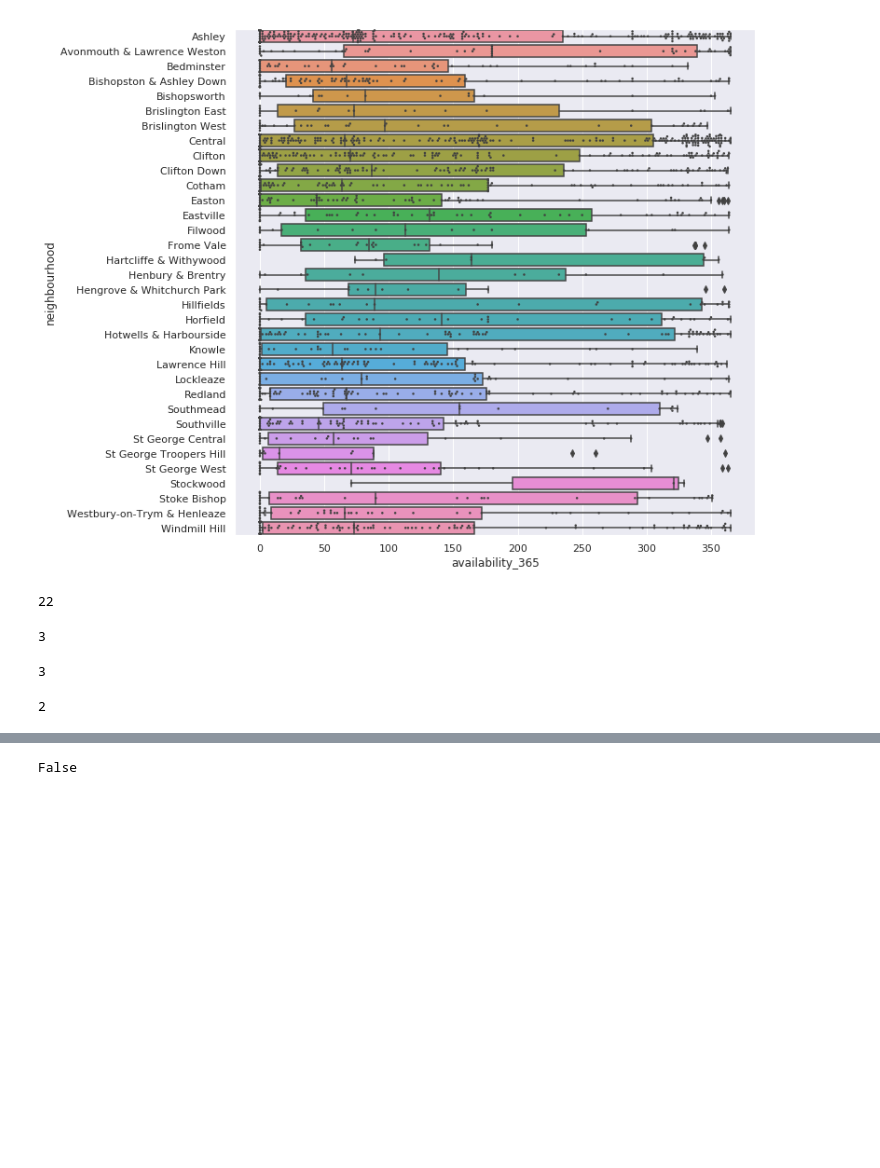
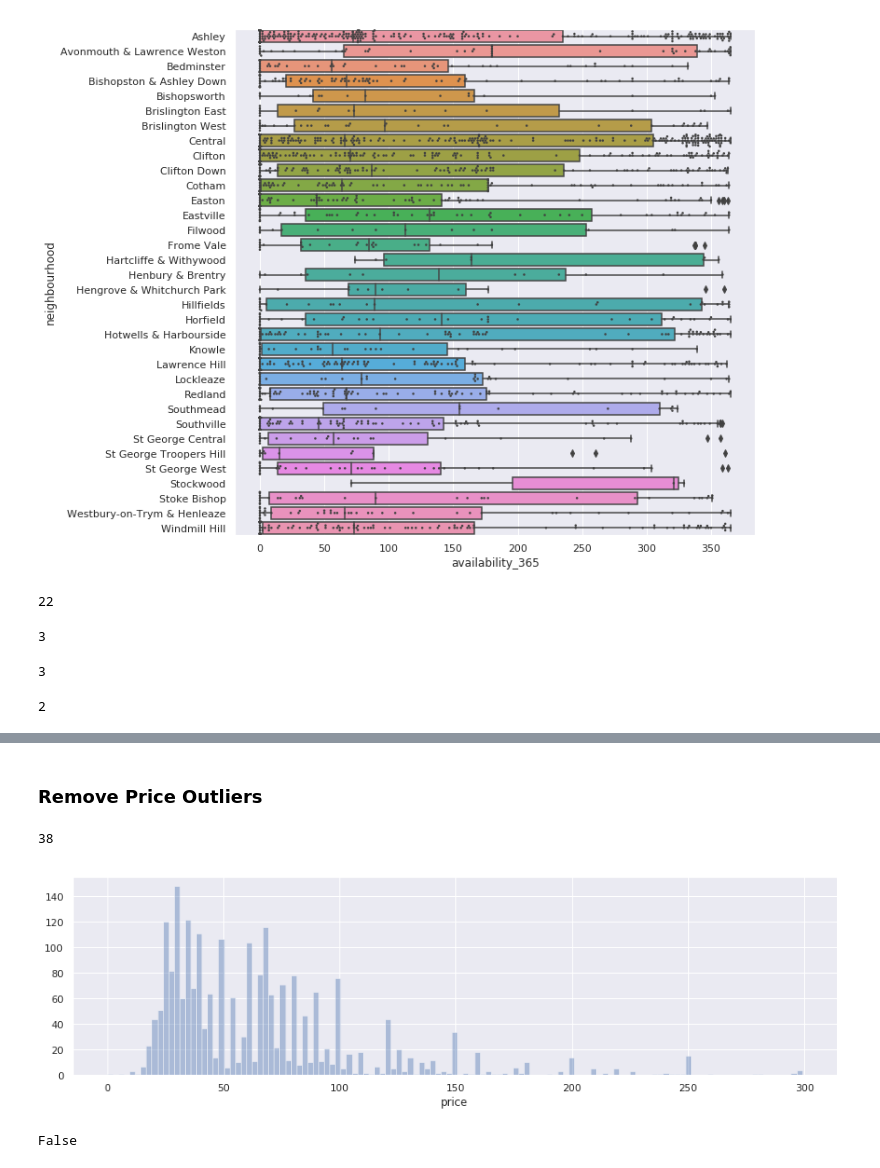
Before and after one commit to dathpo/Airbnb_Property_Type_Prediction_-_Machine_Learning, a Jupyter notebook: main.ipynb, the cells around one changed output, grey strips where cells are left out. Drawn from its saved outputs; the diff is of its cells as text; code cells hidden in the pictures; blank space fills up the shorter version.

```diff
--- a/main.ipynb
+++ b/main.ipynb
@@ -172,3 +193,15 @@ df = df.dropna(subset=['reviews_per_month'])
+# %% [markdown]
+### Remove Price Outliers
+# %%
+print(len(df.loc[df.price > 300]))
+df = df.loc[df.price < 300]
+# %% [output]
+38
+# %%
+plt.figure(figsize=(15,4))
+dp = sns.distplot(df.price, 125, kde=False)
+# %% [output]
+[figure, added]
 # %%
 df.isnull().any().any()
 # %% [output]
```
Also changed, not shown: parts of 49 cells of this notebook, 6 other files.
